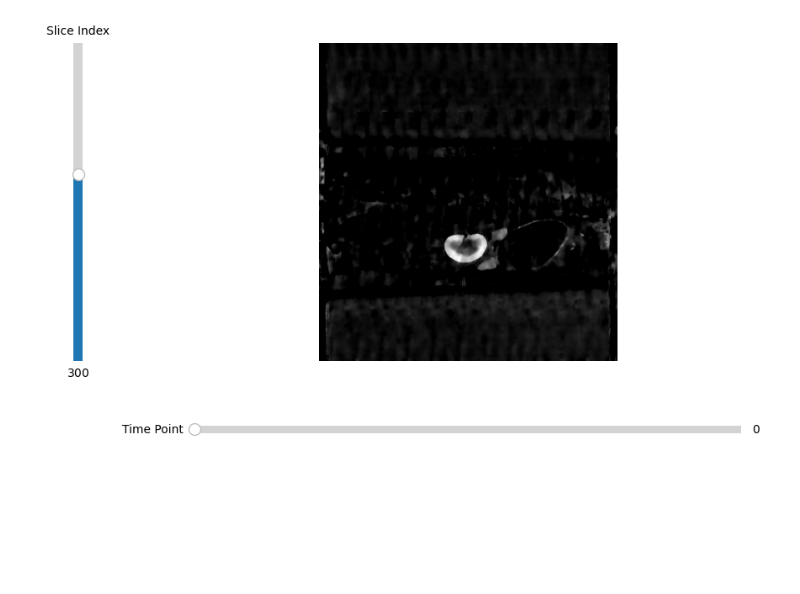
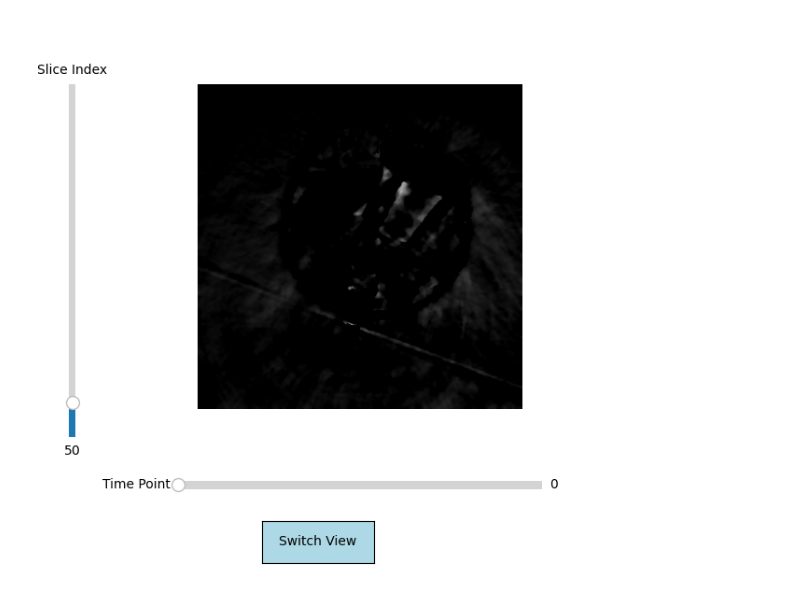
Before and after one commit to dandycodingpipe/pyKOLOR, a Jupyter notebook: notebook.ipynb, the cells around one changed output. Saved outputs shown, nothing was run; the diff lists cells and outputs as text; code cells hidden in the pictures; blank space fills up the shorter version.

```diff
--- a/notebook.ipynb
+++ b/notebook.ipynb
@@ -101,40 +49,57 @@ plt.axis('off')
 # %%
+%matplotlib widget
 import matplotlib.pyplot as plt
-from matplotlib.widgets import Slider
+from matplotlib.widgets import Slider, Button
 
-# Initial settings
+# Initial settings based on your preloaded data in s1
 init_time_point = 0  # Initial time point
-init_slice_index = 300  # Initial slice index, ensure this is within the bounds of your stacks
+init_slice_index = 50  # Ensure this is within the bounds of your data
 
-# Prepare figure and axis for the image
-fig, ax = plt.subplots(figsize=(10, 6))
-plt.subplots_adjust(left=0.25, bottom=0.25)
+fig, ax = plt.subplots(figsize=(6, 6))
+plt.subplots_adjust(left=0.25, bottom=0.3)
 
-# Display initial image from the first time point and chosen slice
-image_display = ax.imshow(s1.acquisition[init_time_point].kedge[init_slice_index, :, :], cmap='gray')
-ax.axis('off')  # Hide axis
+# Start by displaying 'kedge' images
+image_type = 'kedge'  # Toggle between 'kedge' and 'conventional' with the button
+# Display the initial image from the selected type for the initial time point and slice index
+image_display = ax.imshow(getattr(s1.acquisition[init_time_point], image_type)[:, :, init_slice_index], cmap='gray')
+ax.axis('off')  # Hide the axis for a cleaner look
 
 # Slider for selecting the time point
-ax_time = plt.axes([0.25, 0.1, 0.65, 0.03])
-time_slider = Slider(ax_time, 'Time Point', 0, len(s1.acquisition)-1, valinit=init_time_point, valfmt='%0.0f')
+ax_time = plt.axes([0.25, 0.15, 0.65, 0.03], facecolor='lightgray')
+time_slider = Slider(ax_time, 'Time Point', 0, len(s1.acquisition)-1, valinit=init_time_point, valstep=1)
 
-# Slider for selecting the slice
-ax_slice = plt.axes([0.1, 0.25, 0.0225, 0.63])
-slice_slider = Slider(ax_slice, 'Slice Index', 0, s1.acquisition[0].kedge.shape[0]-1, valinit=init_slice_index, orientation='vertical')
+# Slider for selecting the slice index, ensuring the slice index is within bounds for both image types
+ax_slice = plt.axes([0.05, 0.25, 0.0225, 0.63], facecolor='lightgray')
+slice_slider = Slider(ax_slice, 'Slice Index', 0, getattr(s1.acquisition[0], image_type).shape[0]-1, valinit=init_slice_index, valstep=1, orientation='vertical')
+
+# Button for switching between 'kedge' and 'conventional' images
+ax_button = plt.axes([0.4, 0.025, 0.2, 0.075])
+button = Button(ax_button, 'Switch View', color='lightblue', hovercolor='0.975')
 
 def update(val):
-    # Fetch the time point and slice index from the sliders
+    global image_type
     time_point = int(time_slider.val)
     slice_index = int(slice_slider.val)
-    # Update the displayed image based on the selected time point and slice index
-    new_image = s1.acquisition[time_point].kedge[slice_index, :, :]
+    new_image = getattr(s1.acquisition[time_point], image_type)[:, :, slice_index]
+
+    # Apply windowing or normalization here if needed
+    # new_image = apply_window(new_image, window_center, window_width)
+
     image_display.set_data(new_image)
+    image_display.set_clim(vmin=new_image.min(), vmax=new_image.max())  # Adjust display range
     fig.canvas.draw_idle()
 
-# Register the update function with each slider
+
+def switch_image_type(event):
+    global image_type
+    image_type = 'conventional' if image_type == 'kedge' else 'kedge'  # Toggle between image types
+    slice_slider.valmax = getattr(s1.acquisition[int(time_slider.val)], image_type).shape[0]-1  # Adjust the max slice index if needed
+    update(None)  # Update the display to reflect the change
+
 time_slider.on_changed(update)
 slice_slider.on_changed(update)
+button.on_clicked(switch_image_type)
 
 plt.show()
 # %% [output]
-[figure, old version]
+[figure, new version]
```
Also changed, not shown: parts of 5 cells of this notebook, 1 other file.
